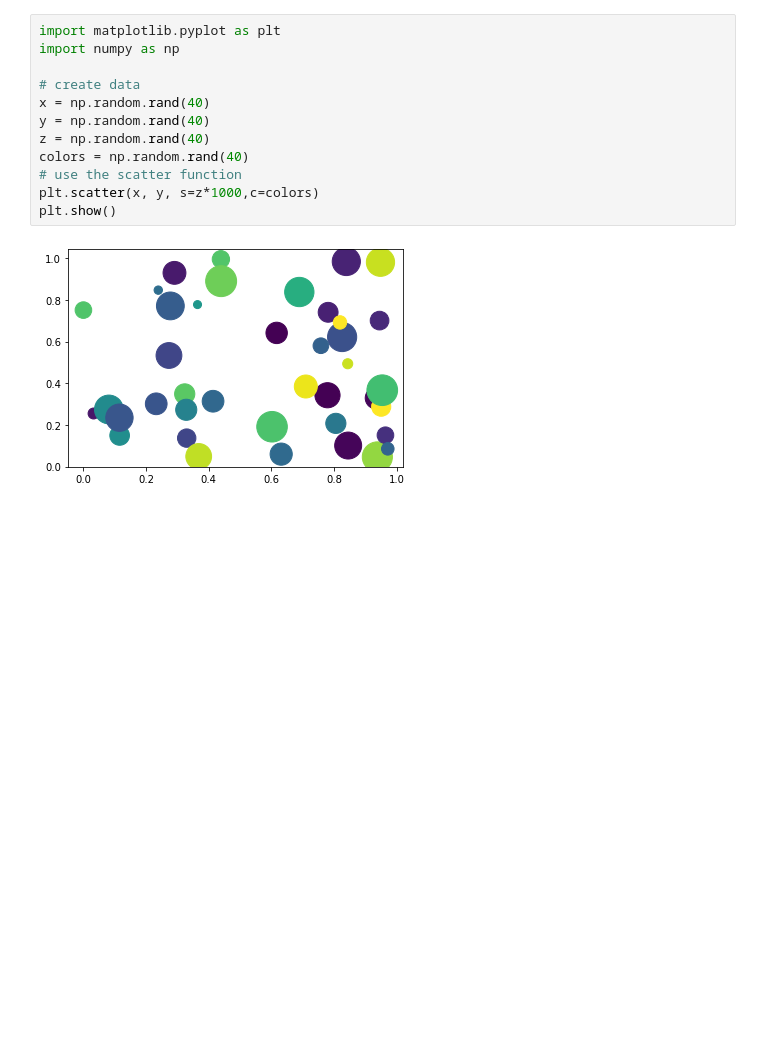
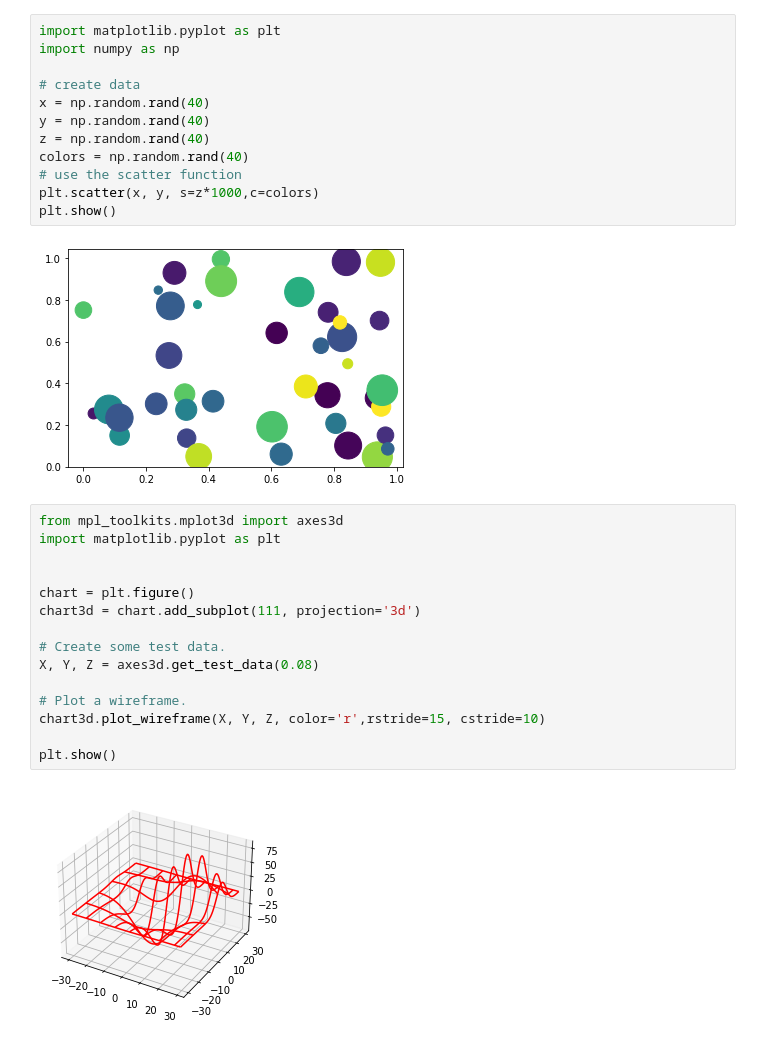
Before and after one commit to pradhan-asish/Python-Matplot_-_Visualization, a Jupyter notebook: Data-Visualisation/Plots.ipynb, the cells around one changed output. Cells and saved outputs as stored; diff of their text form; blank space fills up the shorter version.

Commit message:
3d chart plotted

```diff
--- a/Data-Visualisation/Plots.ipynb
+++ b/Data-Visualisation/Plots.ipynb
@@ -41,3 +41,20 @@ plt.scatter(x, y, s=z*1000,c=colors)
 plt.show()
 # %% [output]
 [figure]
+# %%
+from mpl_toolkits.mplot3d import axes3d
+import matplotlib.pyplot as plt
+
+
+chart = plt.figure()
+chart3d = chart.add_subplot(111, projection='3d')
+
+# Create some test data.
+X, Y, Z = axes3d.get_test_data(0.08)
+
+# Plot a wireframe.
+chart3d.plot_wireframe(X, Y, Z, color='r',rstride=15, cstride=10)
+
+plt.show()
+# %% [output]
+[figure, added]
```
